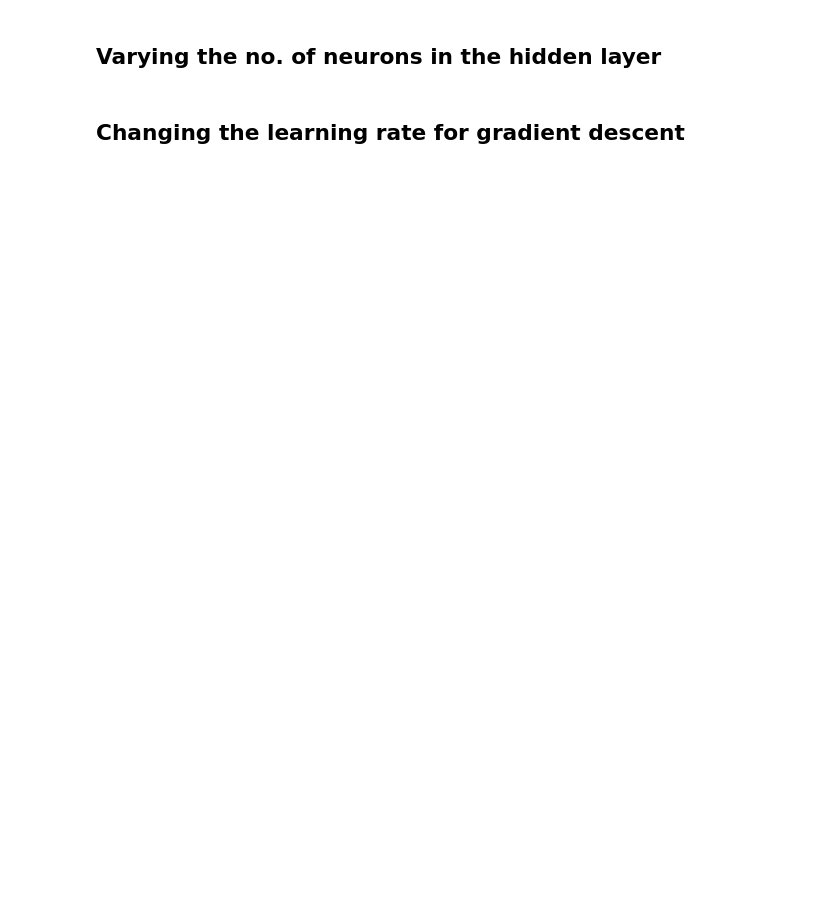
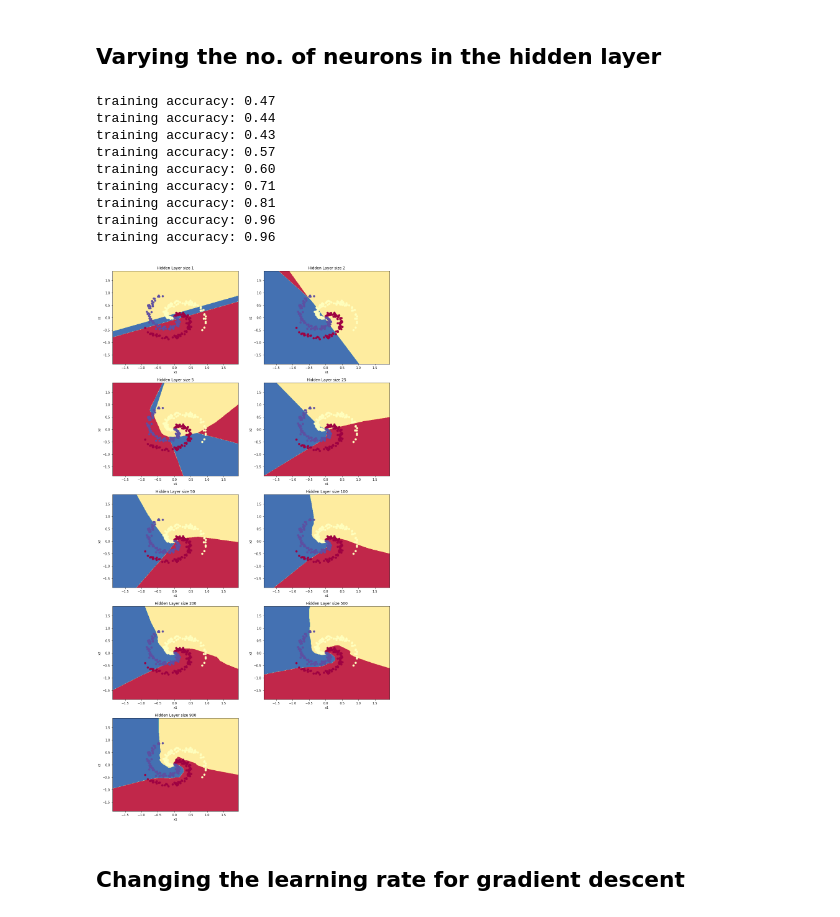
Before and after one commit to dpalominop/SistemasInteligentes, a Jupyter notebook: semana4/homeworks/ucsp-nn-scratch-3classes.ipynb, the cells around one changed output. Drawn from its saved outputs; the diff is of its cells as text; code cells hidden in the pictures; blank space fills up the shorter version.

Commit message:
Finalized NN multilayer (2 layers) with softmax.

```diff
--- a/semana4/homeworks/ucsp-nn-scratch-3classes.ipynb
+++ b/semana4/homeworks/ucsp-nn-scratch-3classes.ipynb
@@ -797,7 +801,8 @@ def propagate_two_layer(W1, b1, W2, b2, X, y, use_reg=False, reg_lambda=0.01):
 
 #     X12 = np.maximum(np.dot(W1.T, X.T)+b1, 0)
     A0 = X.T
-    A1 = np.tanh(np.dot(W1.T, A0)+b1)
+#     A1 = np.tanh(np.dot(W1.T, A0)+b1)
+    A1 = np.maximum(np.dot(W1.T, A0)+b1, 0)
     A2 = softmax(np.dot(W2.T, A1)+b2)
 
     cost = compute_cost(y, y_hat=A2)
@@ -815,23 +820,23 @@ def propagate_two_layer(W1, b1, W2, b2, X, y, use_reg=False, reg_lambda=0.01):
     # BACKWARD PROPAGATION (TO FIND GRAD)
     ### START CODE HERE ### (≈ 3 lines of code)
 
-    dz2 = delta_cross_entropy(y, y_hat=A2)
+    dz2 = delta_cross_entropy(y=y, y_hat=A2)
 
     # backpropate the gradient to the parameters
     # first backprop into parameters W2 and b2
     dW2 = (1/m)*np.dot(A1, dz2.T)
-    db2 = np.sum(dz2, axis=1)
+    db2 = (1/m)*np.sum(dz2, axis=1)[:, np.newaxis]
 
     # next backprop into hidden layer
 #     dhidden = ...
-    dz1 = np.multiply(np.dot(W2, dz2), tanh_derivative(A1))
+    dz1 = np.dot(W2, dz2)*reluDerivative(A1)
 
     # backprop the ReLU non-linearity (changed to Tanh)
 
 
     # finally backprop into parameters W1 and b1
     dW1 = (1/m)*np.dot(A0, dz1.T)
-    db1 =  np.sum(dz1, axis=1)
+    db1 =  (1/m)*np.sum(dz1, axis=1)[:, np.newaxis]
     ### END CODE HERE ###
 
     if use_reg:
@@ -942,7 +947,9 @@ def predict_two_layer(W1, b1, W2, b2, X):
     # Compute vector "A" predicting the probabilities of a cat being present in the picture
     ### START CODE HERE ### (≈ 3 lines of code)
 
-    A1 = np.tanh(np.dot(W1.T, X.T)+b1)
+    A0 = X.T
+#     A1 = np.tanh(np.dot(W1.T, X.T)+b1)
+    A1 = np.maximum(np.dot(W1.T, A0)+b1, 0)
     A2 = softmax(np.dot(W2.T, A1)+b2)
 
     ### END CODE HERE ###
@@ -991,7 +998,7 @@ def train_two_layer(X_train, y_train, K=3, h_neurons=100, num_iterations=2000, l
     ### START CODE HERE ###
 
     # initialize parameters with zeros (≈ 2 lines of code)
-    model = initialize_parameters(2, 4, 3)
+    model = initialize_parameters(D, h_neurons, K)
     W1, b1, W2, b2 = model['W1'], model['b1'], model['W2'], model['b2']
 
     # Gradient descent (≈ 1 line of code)
@@ -1018,5 +1025,5 @@ def train_two_layer(X_train, y_train, K=3, h_neurons=100, num_iterations=2000, l
 
     return d
 # %%
-d =  train_two_layer(X, y, K=3,  h_neurons=100, num_iterations=3000, learning_rate= 1e-0, use_reg=True, reg_lambda=1e-3, print_cost=True)
+d =  train_two_layer(X, y, K=3,  h_neurons=800, num_iterations=900, learning_rate= 1e-0, use_reg=True, reg_lambda=1e-3, print_cost=True)
 # %% [output]
@@ -1033,17 +1050,28 @@ plot_decision_boundary(lambda X: predict_two_layer(W1, b1, W2, b2, X), X.T, y.T)
 ## Varying the no. of neurons in the hidden layer
 # %%
 plt.figure(figsize=(16, 32))
-hidden_layer_dimensions = [1, 2, 3, 4, 5, 25, 50, 100, 200]
+hidden_layer_dimensions = [1, 2, 5, 25, 50, 100, 200, 500, 900]
 for ii, nn_hdim in enumerate(hidden_layer_dimensions):
     plt.subplot(5, 2, ii+1)
     plt.title('Hidden Layer size %d' % nn_hdim)
-    model = ...
+    model = train_two_layer(X, y, K=3,  h_neurons=nn_hdim, num_iterations=900, learning_rate= 1, use_reg=True, reg_lambda=1e-3, print_cost=False)
     W1 = model['W1']
     b1 = model['b1']
     W2 = model['W2']
     b2 = model['b2']
     plot_decision_boundary(lambda X: predict_two_layer(W1, b1, W2, b2, X), X.T, y.T)
 plt.show()
+# %% [output]
+training accuracy: 0.47
+training accuracy: 0.44
+training accuracy: 0.43
+training accuracy: 0.57
+training accuracy: 0.60
+training accuracy: 0.71
+training accuracy: 0.81
+training accuracy: 0.96
+training accuracy: 0.96
+[figure, added]
 # %% [markdown]
 ## Changing the learning rate for gradient descent
 # %%
```
Also changed, not shown: parts of 5 cells of this notebook.
